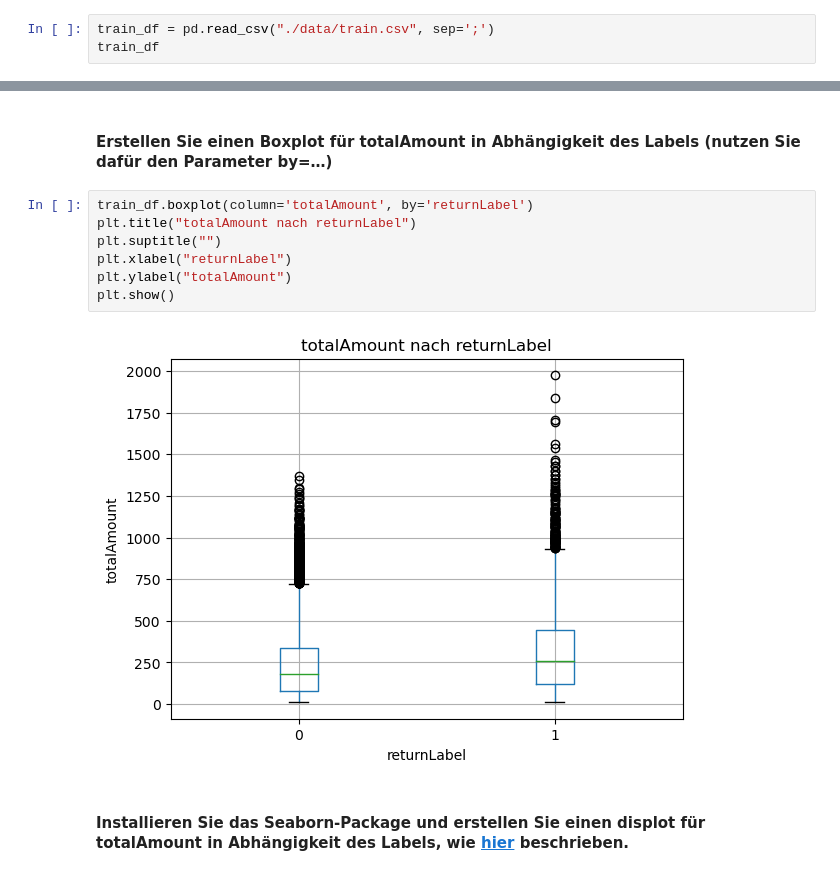
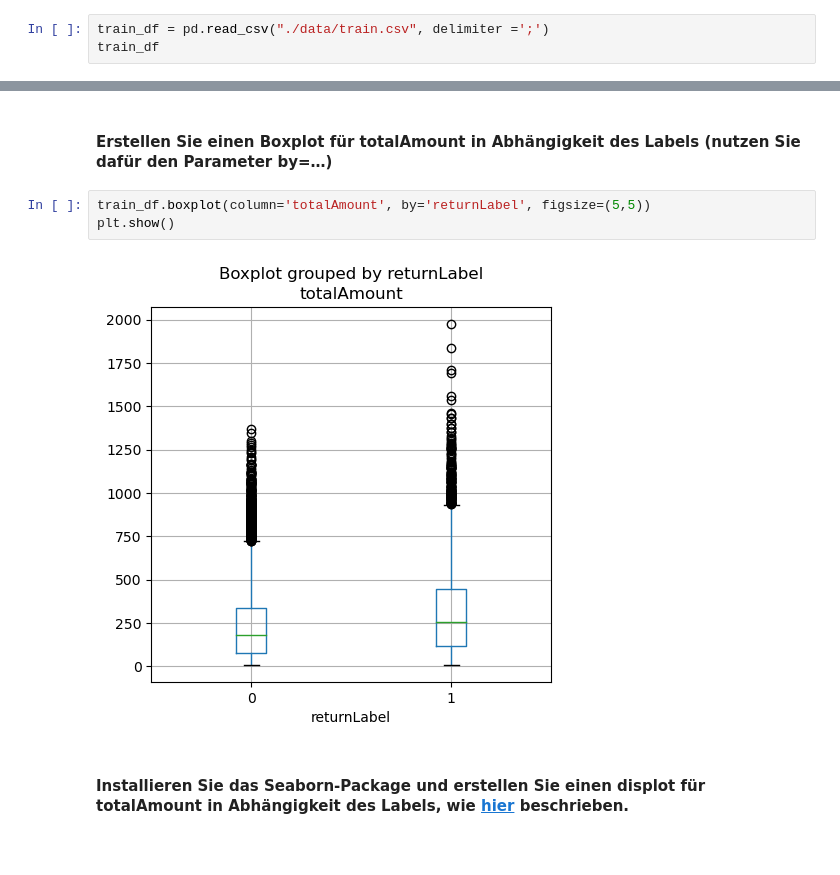
Before and after one commit to DavidSpre/ml-projekt-ss25, a Jupyter notebook: 256378.ipynb, the cells around one changed output, grey strips where cells are left out. Saved outputs shown, nothing was run; the diff lists cells and outputs as text; blank space fills up the shorter version.

```diff
--- a/256378.ipynb
+++ b/256378.ipynb
@@ -21,7 +26,7 @@ from sklearn.preprocessing import StandardScaler
 # %% [markdown]
 ### 1. Laden Sie die Trainingsdaten.
 # %%
-train_df = pd.read_csv("./data/train.csv", sep=';')
+train_df = pd.read_csv("./data/train.csv", delimiter =';')
 train_df
 # %% [output]
 |  | transactionId | basket | customerType | totalAmount | returnLabel |
@@ -88,14 +92,10 @@ plt.show()
 # %% [markdown]
 #### Erstellen Sie einen Boxplot für totalAmount in Abhängigkeit des Labels (nutzen Sie dafür den Parameter by=…)
 # %%
-train_df.boxplot(column='totalAmount', by='returnLabel')
-plt.title("totalAmount nach returnLabel")
-plt.suptitle("")
-plt.xlabel("returnLabel")
-plt.ylabel("totalAmount")
+train_df.boxplot(column='totalAmount', by='returnLabel', figsize=(5,5))
 plt.show()
 # %% [output]
-[figure, old version]
+[figure, new version]
 # %% [markdown]
 #### Installieren Sie das Seaborn-Package und erstellen Sie einen displot für totalAmount in Abhängigkeit des Labels, wie [hier](https://seaborn.pydata.org/tutorial/distributions.html#conditioning-on-other-variables) beschrieben.
 # %%
```
Also changed, not shown: parts of 25 cells of this notebook.
